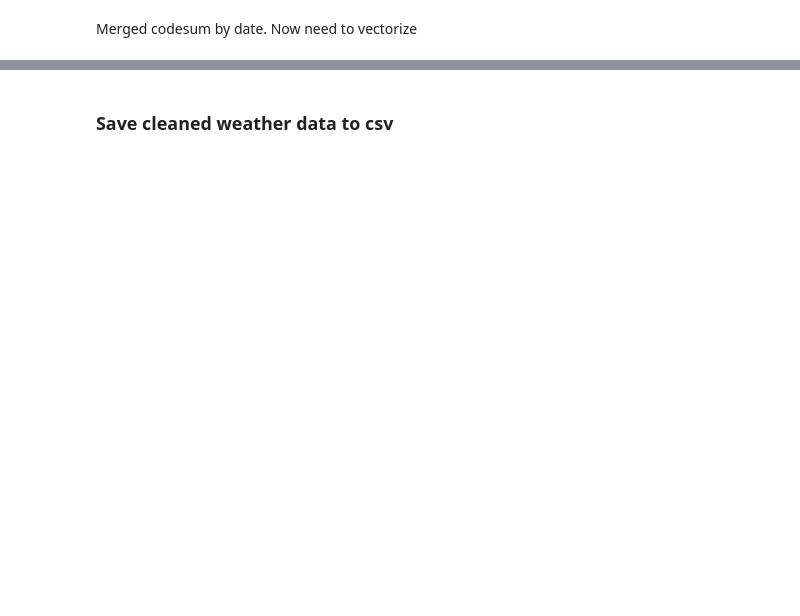
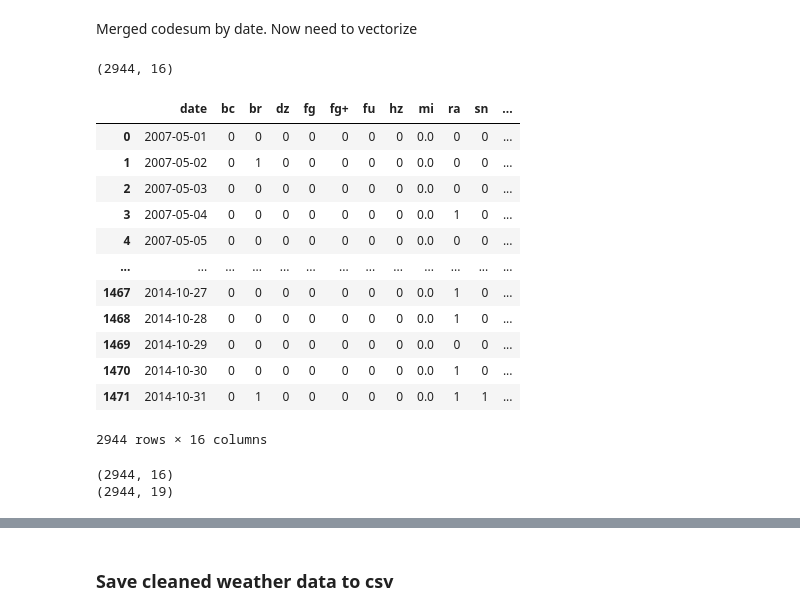
Before and after one commit to msamhz/GA-Project_4, a Jupyter notebook: code/Data_Cleanup_Consolidated.ipynb, the cells around one changed output, grey strips where cells are left out. Saved outputs shown, nothing was run; the diff lists cells and outputs as text; code cells hidden in the pictures; blank space fills up the shorter version.

```diff
--- a/code/Data_Cleanup_Consolidated.ipynb
+++ b/code/Data_Cleanup_Consolidated.ipynb
@@ -536,9 +652,9 @@ def suntime_float(sun_time):
 merge with weather_data_com
 # %%
 # Creating series of sunrise and sunset times and converting them to dtype float.
-sunrise_times = weather[weather['station']==1]['sunrise'].astype(float)
-sunset_times = weather[weather['station']==1]['sunset'].astype(float)
+sunrise_times = weather['sunrise'].astype(float)
+sunset_times = weather['sunset'].astype(float)
 
 # Mapping the above created function to convert 24h time values to floating point numbers.
-weather_data_com['sunrise'] = list(sunrise_times.map(suntime_float))
-weather_data_com['sunset'] = list(sunset_times.map(suntime_float))
+weather['sunrise'] = list(sunrise_times.map(suntime_float))
+weather['sunset'] = list(sunset_times.map(suntime_float))
@@ -564,5 +714,9 @@ weather['codesum'] = weather['codesum'].str.replace("MIFG","MI FG")
 weather['codesum'] = weather['codesum'].str.replace("TSRA","TS RA")
 weather['codesum'] = weather['codesum'].str.replace("VCFG","VC FG")
 weather['codesum'] = weather['codesum'].str.replace("VCTS","VC TS")
+# %%
+# to do code sum on individual stations
+weather_station_1 = weather[weather.station ==1]
+weather_station_2 = weather[weather.station ==2]
 # %%
 # Defining a function to clean the weather conditions given in Codesum column.
@@ -574,18 +741,53 @@ weather.groupby('date')['codesum'].agg(clean_codesum)
 # %%
-codesum_groupedby_date = weather.groupby('date')['codesum'].agg(clean_codesum)
+codesum_groupedby_date_stn1 = weather_station_1.groupby('date')['codesum'].agg(clean_codesum)
+codesum_groupedby_date_stn2 = weather_station_2.groupby('date')['codesum'].agg(clean_codesum)
 # %% [markdown]
 Merged codesum by date. Now need to vectorize
 # %%
-# Applying CountVectorizer to create dummy columns of each individual weather condition.
+# define function that creates dummy columns
 
-cvec = CountVectorizer(analyzer='word', token_pattern=r'[\w\+]+')
-code_sum_cvec = cvec.fit_transform(codesum_groupedby_date)
-code_sum_df = pd.DataFrame(code_sum_cvec.toarray(),weather['date'].unique(), columns=cvec.get_feature_names_out())
-code_sum_df = code_sum_df.reset_index().rename( columns = {'index': 'date'})
-code_sum_df
+def vectorise_code(group):
+    cvec = CountVectorizer(analyzer='word', token_pattern=r'[\w\+]+')
+    code_sum_cvec = cvec.fit_transform(group)
+    code_sum_df = pd.DataFrame(code_sum_cvec.toarray(),weather['date'].unique(), columns=cvec.get_feature_names_out())
+    code_sum_df = code_sum_df.reset_index().rename( columns = {'index': 'date'})
+    return code_sum_df
+# %%
+# dummify codes in both stations
+vect_codesum_stn1 = vectorise_code(codesum_groupedby_date_stn1)
+vect_codesum_stn2 = vectorise_code(codesum_groupedby_date_stn2)
+
+# impute station = 1 as reference
+vect_codesum_stn1['station'] = 1
+vect_codesum_stn2['station'] = 2
+
+# concat both to make same shape as weather df
+code_sum_df = pd.concat((vect_codesum_stn1, vect_codesum_stn2), axis=0).fillna(0)
+
+# print out shape
+print(code_sum_df.shape)
+code_sum_df
+# %% [output]
+(2944, 16)
+|  | date | bc | br | dz | fg | fg+ | fu | hz | mi | ra | sn | ... |
+| 0 | 2007-05-01 | 0 | 0 | 0 | 0 | 0 | 0 | 0 | 0.0 | 0 | 0 | ... |
+| 1 | 2007-05-02 | 0 | 1 | 0 | 0 | 0 | 0 | 0 | 0.0 | 0 | 0 | ... |
+| 2 | 2007-05-03 | 0 | 0 | 0 | 0 | 0 | 0 | 0 | 0.0 | 0 | 0 | ... |
+| 3 | 2007-05-04 | 0 | 0 | 0 | 0 | 0 | 0 | 0 | 0.0 | 1 | 0 | ... |
+| 4 | 2007-05-05 | 0 | 0 | 0 | 0 | 0 | 0 | 0 | 0.0 | 0 | 0 | ... |
+| ... | ... | ... | ... | ... | ... | ... | ... | ... | ... | ... | ... | ... |
+| 1467 | 2014-10-27 | 0 | 0 | 0 | 0 | 0 | 0 | 0 | 0.0 | 1 | 0 | ... |
+| 1468 | 2014-10-28 | 0 | 0 | 0 | 0 | 0 | 0 | 0 | 0.0 | 1 | 0 | ... |
+| 1469 | 2014-10-29 | 0 | 0 | 0 | 0 | 0 | 0 | 0 | 0.0 | 0 | 0 | ... |
+| 1470 | 2014-10-30 | 0 | 0 | 0 | 0 | 0 | 0 | 0 | 0.0 | 1 | 0 | ... |
+| 1471 | 2014-10-31 | 0 | 1 | 0 | 0 | 0 | 0 | 0 | 0.0 | 1 | 1 | ... |
+2944 rows × 16 columns
 # %%
 # check shape
 
 print(code_sum_df.shape)
-print(weather_data_com.shape)
+print(weather.shape)
+# %% [output]
+(2944, 16)
+(2944, 19)
 # %%
```
Also changed, not shown: parts of 98 cells of this notebook, 1 other file.
